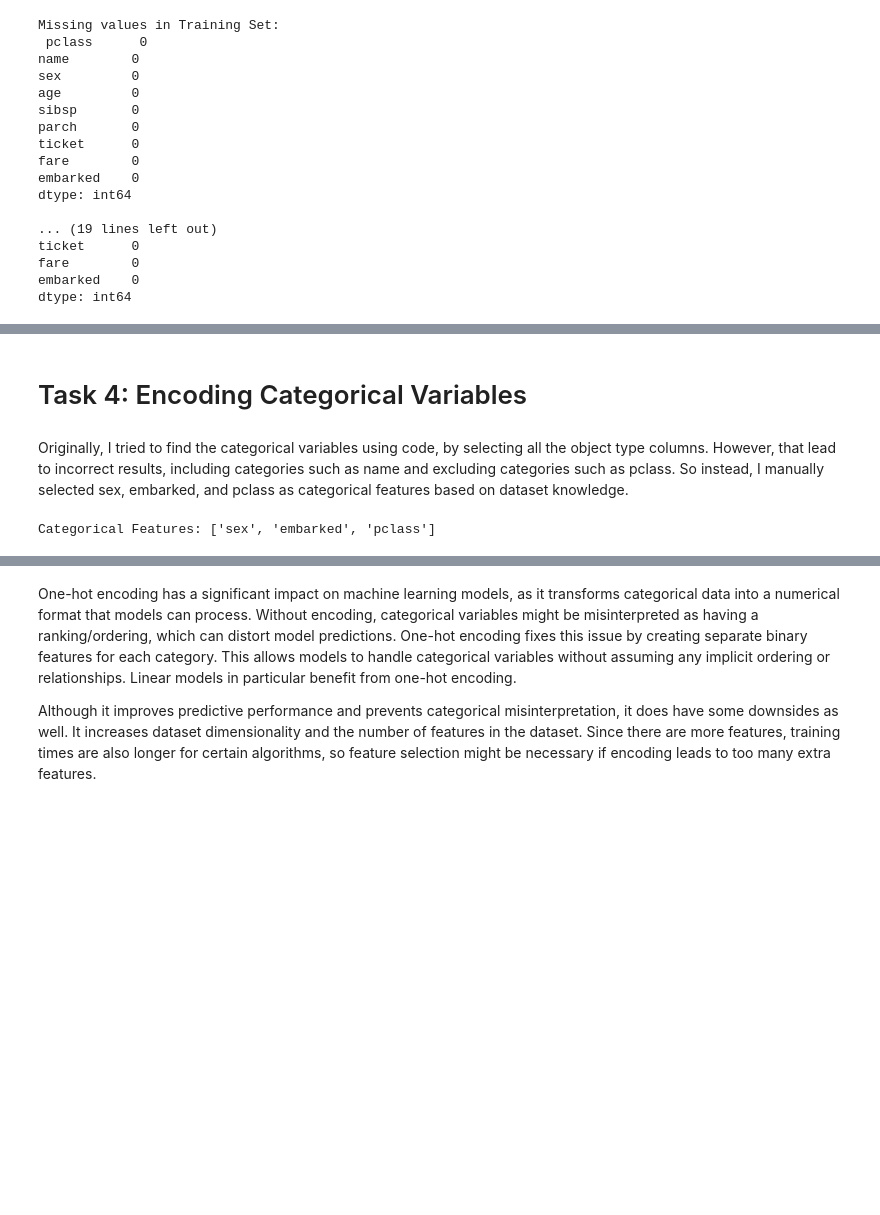
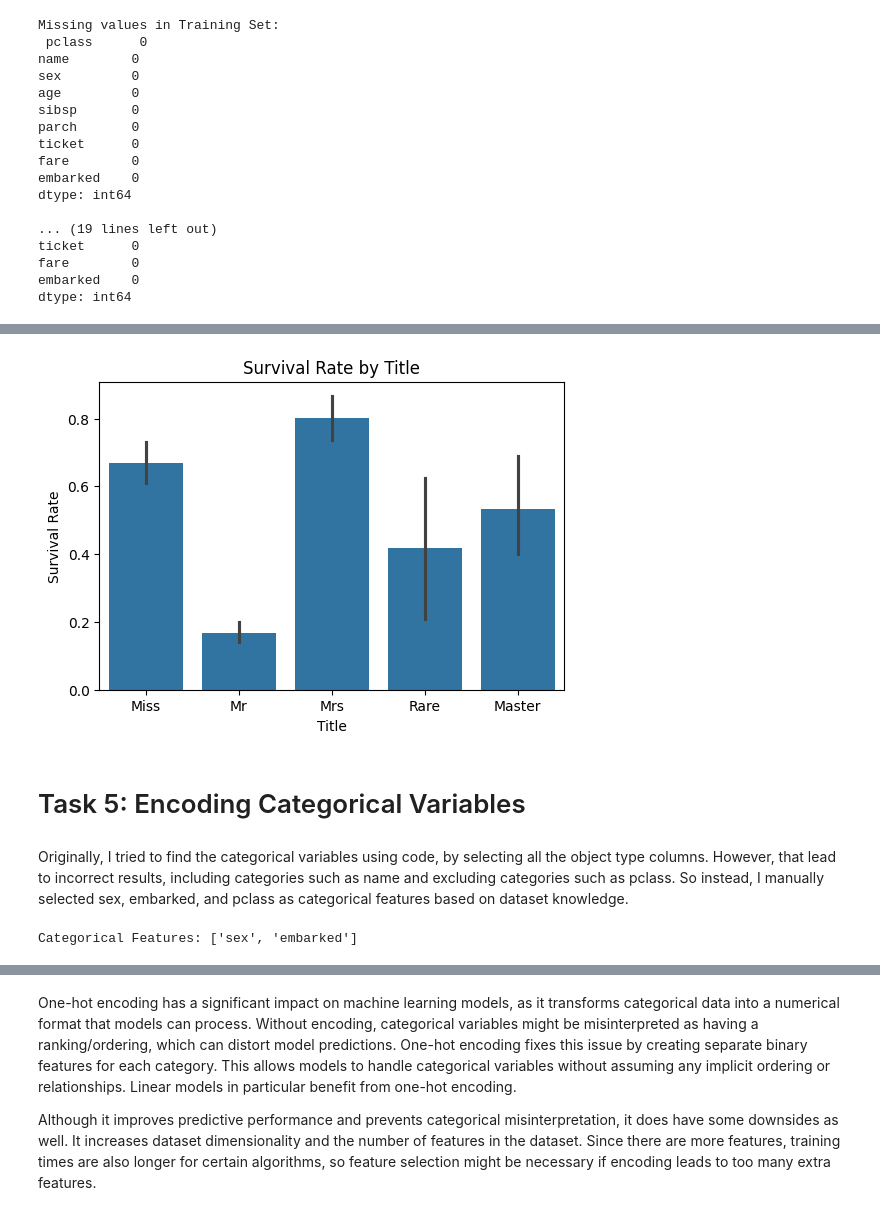
Before and after one commit to hibbakamas/ML-fundamentals-2025, a Jupyter notebook: assignment_1_Hibba_Kamas.ipynb, the cells around one changed output, grey strips where cells are left out. Drawn from its saved outputs; the diff is of its cells as text; code cells hidden in the pictures; blank space fills up the shorter version.

Commit message:
Added Task 4 (feature creation), Completed Task 8 (feature selection)

```diff
--- a/assignment_1_Hibba_Kamas.ipynb
+++ b/assignment_1_Hibba_Kamas.ipynb
@@ -454,13 +463,22 @@ dtype: int64
+# %%
+plt.figure(figsize=(6,4))
+sns.barplot(x="title", y=y_train, data=X_train)  # Use X_train, not df
+plt.title("Survival Rate by Title")
+plt.xlabel("Title")
+plt.ylabel("Survival Rate")
+plt.show()
+# %% [output]
+[figure, added]
 # %% [markdown]
-# Task 4: Encoding Categorical Variables
+# Task 5: Encoding Categorical Variables
 # %% [markdown]
 Originally, I tried to find the categorical variables using code, by selecting all the object type columns. However, that lead to incorrect results, including categories such as name and excluding categories such as pclass. So instead, I manually selected sex, embarked, and pclass as categorical features based on dataset knowledge.
 # %%
-categorical_features = ["sex", "embarked", "pclass"]  # manually selected
+categorical_features = ["sex", "embarked"]  # manually selected
 
 print("Categorical Features:", categorical_features)
 # %% [output]
-Categorical Features: ['sex', 'embarked', 'pclass']
+Categorical Features: ['sex', 'embarked']
 # %% [markdown]
 After identifying the categorical variables, I used OneHotEncoder to convert them into numerical features. To prevent errors in the case that there is a category in the test/validation sets that was not in the training set, the parameter handle_unknown is set to ignore. The parameter sparse_output is set to false to return a dataframe rather than a sparse matrix.
 
```
Also changed, not shown: parts of 29 cells of this notebook.
